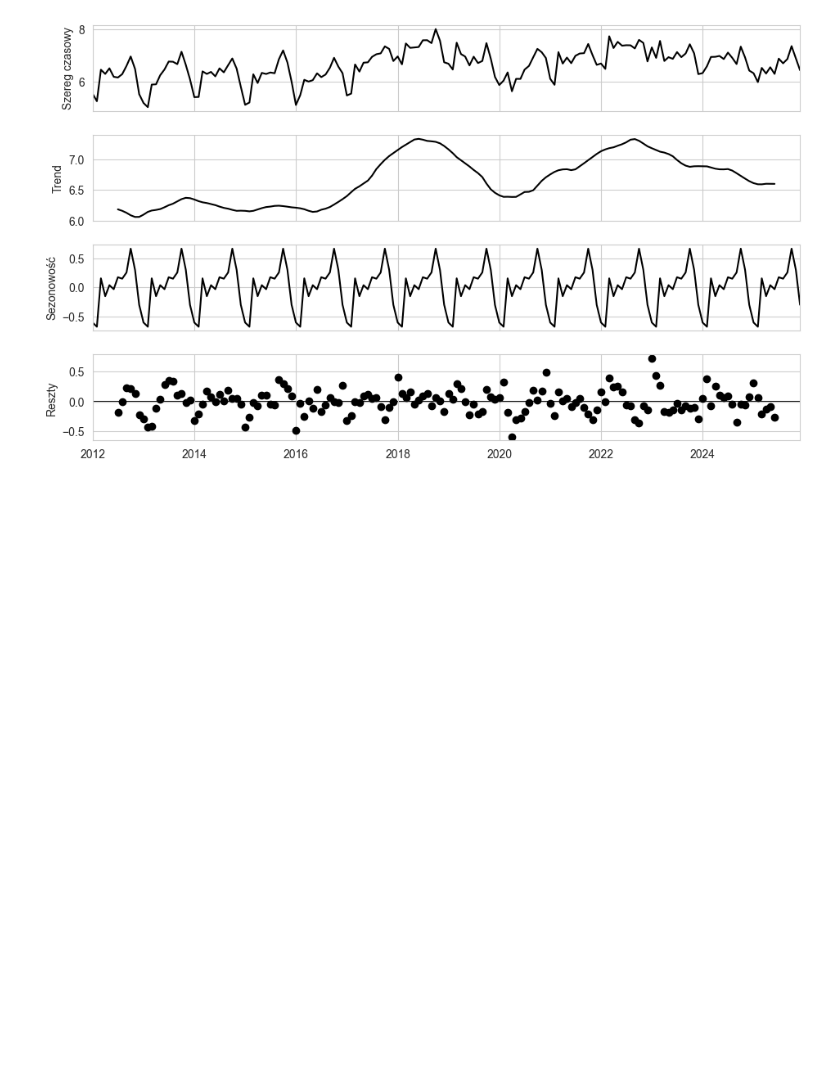
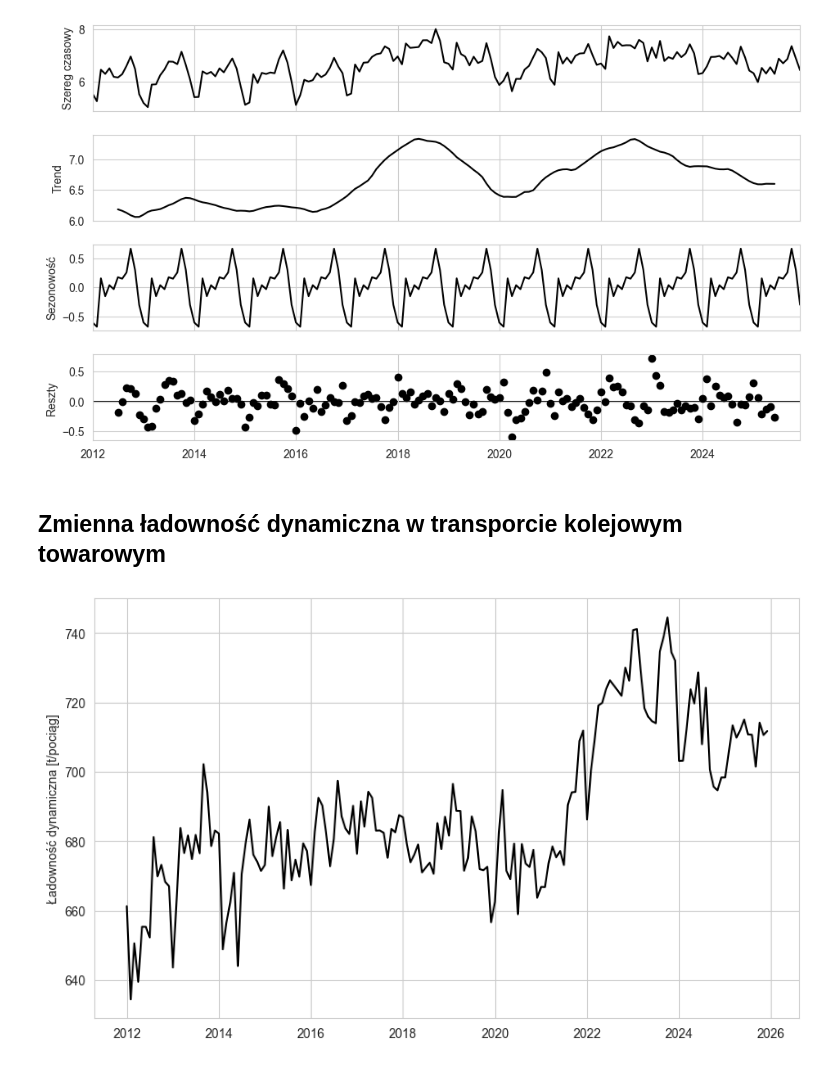
Before and after one commit to przem-pep/praca-magisterska, a Jupyter notebook: python/plotting.ipynb, the cells around one changed output. Saved outputs shown, nothing was run; the diff lists cells and outputs as text; code cells hidden in the pictures; blank space fills up the shorter version.

Commit message:
ukończono transport kolejowy towarowy

```diff
--- a/python/plotting.ipynb
+++ b/python/plotting.ipynb
@@ -12,7 +14,7 @@ PLOT_SIZE_Y = PLOT_SIZE[1]
 def general_plot(data, file, xlabel=None, ylabel=None, title=None, save_file=False):
     fig, ax = plt.subplots(figsize=PLOT_SIZE)
     sns.set_style("whitegrid")
-    ax.plot(data, color="black")
+    ax.plot(data.dropna(), color="black")
     plt.xlabel(xlabel)
     plt.ylabel(ylabel)
     plt.title(title)
@@ -26,7 +28,7 @@ def general_plot(data, file, xlabel=None, ylabel=None, title=None, save_file=Fal
     plt.show()
 
 def decomp_plot(data, file, save_file=False):
-    decomp_result = tsa.seasonal_decompose(data)
+    decomp_result = tsa.seasonal_decompose(data.dropna())
     fig = decomp_result.plot()
     fig.set_size_inches(PLOT_SIZE_X, PLOT_SIZE_Y)
     axes = fig.get_axes()
@@ -54,3 +56,16 @@ def decomp_plot(data, file, save_file=False):
 monthly_data = pd.read_excel("../data/dane.xlsx", sheet_name="miesięczne", parse_dates=["data"], index_col="data")
 quarterly_data = pd.read_excel("../data/dane.xlsx", sheet_name="kwartalne", parse_dates=["data"], index_col="data")
 yearly_data = pd.read_excel("../data/dane.xlsx", sheet_name="roczne", parse_dates=["data"], index_col="data")
+
+for col in monthly_data.columns:
+    monthly_data[col] = monthly_data[col].asfreq("MS")
+
+for col in quarterly_data.columns:
+    quarterly_data[col] = quarterly_data[col].asfreq("QS")
+
+for col in yearly_data.columns:
+    yearly_data[col] = yearly_data[col].asfreq("YS")
+
+monthly_data["tk_tow_lad_dyn"] = monthly_data["tk_tow_prac_przew"] / monthly_data["tk_tow_prac_eksp"]
+monthly_data["tk_tow_masa_jedn"] = monthly_data["tk_tow_masa"] / monthly_data["tk_tow_prac_eksp"]
+quarterly_data["tk_int_tran"] = monthly_data["tk_tow_prac_przew"].resample("QS").sum().div(quarterly_data["pkb"]).dropna()
@@ -122,3 +131,15 @@ decomp_plot(
 )
 # %% [output]
 [figure]
+# %% [markdown]
+## Zmienna ładowność dynamiczna w transporcie kolejowym towarowym
+# %%
+general_plot(
+    monthly_data["tk_tow_lad_dyn"],
+    file="../figures/tk_tow_lad_dyn.png",
+    ylabel="Ładowność dynamiczna [t/pociąg]",
+    title=None,
+    save_file=False
+)
+# %% [output]
+[figure, added]
```
Also changed, not shown: parts of 23 cells of this notebook, 13 other files.
